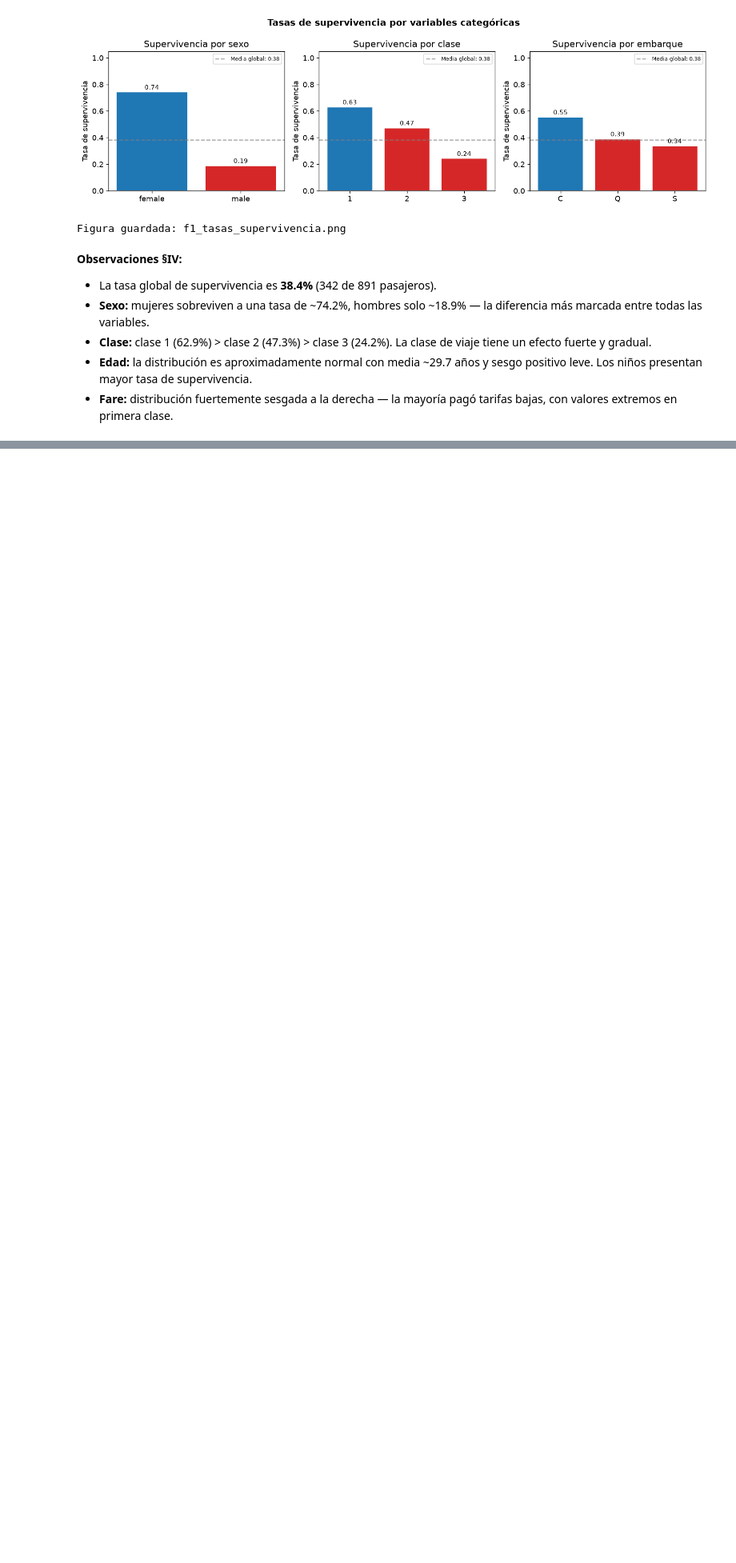
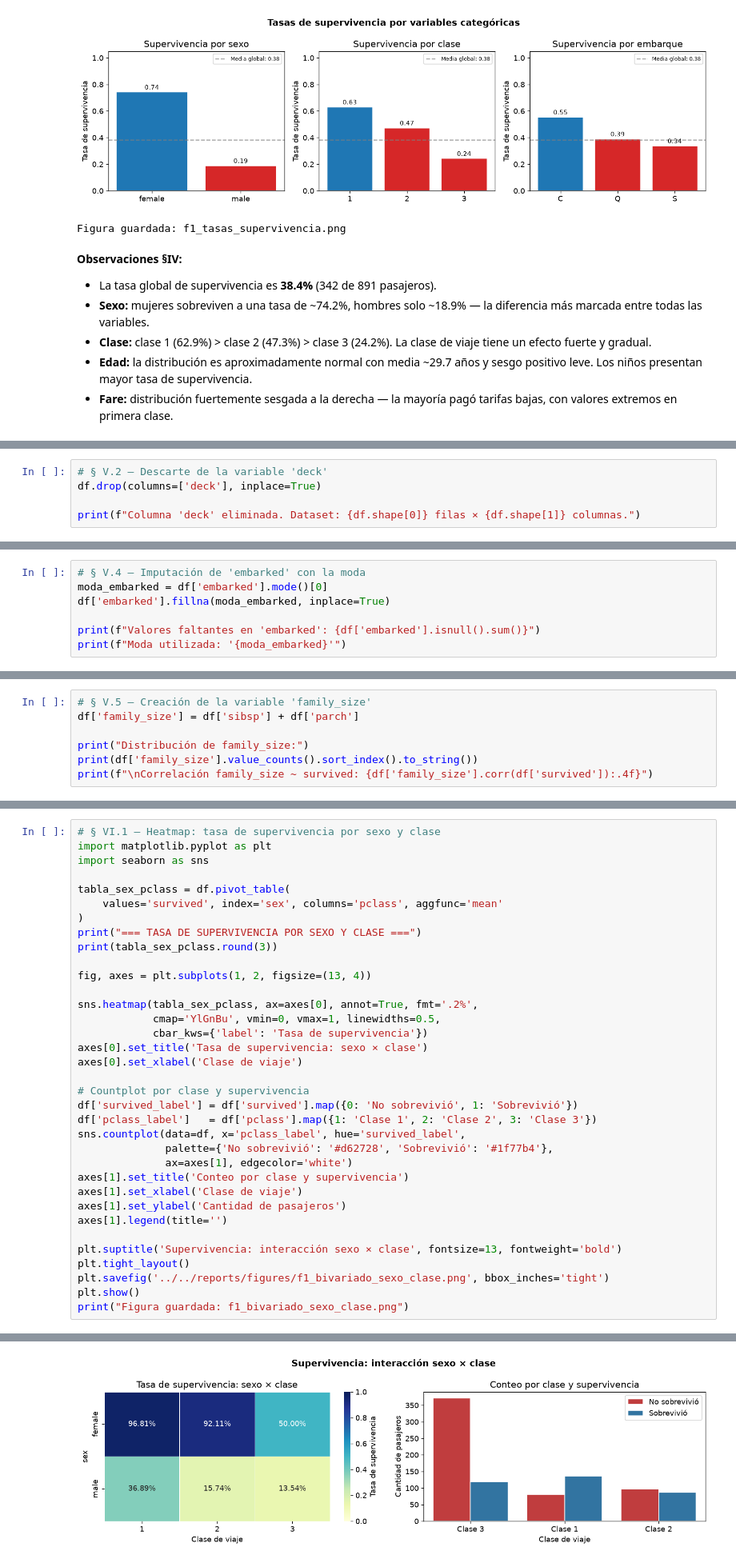
Before and after one commit to k1ngdom0fbullsh1t/proyecto-grupo4-mcdi503, a Jupyter notebook: notebooks/fase1/F1_EDA_Titanic.ipynb, the cells around one changed output, grey strips where cells are left out. Shown at 80% size. Saved outputs shown, nothing was run; the diff lists cells and outputs as text; blank space fills up the shorter version.

```diff
--- a/notebooks/fase1/F1_EDA_Titanic.ipynb
+++ b/notebooks/fase1/F1_EDA_Titanic.ipynb
@@ -699,0 +381,5 @@ bivariada, decisiones de limpieza y transformación, y generación de hallazgos
+# %%
+# § V.2 — Descarte de la variable 'deck'
+df.drop(columns=['deck'], inplace=True)
+
+print(f"Columna 'deck' eliminada. Dataset: {df.shape[0]} filas × {df.shape[1]} columnas.")
@@ -699,0 +427,7 @@ bivariada, decisiones de limpieza y transformación, y generación de hallazgos
+# %%
+# § V.4 — Imputación de 'embarked' con la moda
+moda_embarked = df['embarked'].mode()[0]
+df['embarked'].fillna(moda_embarked, inplace=True)
+
+print(f"Valores faltantes en 'embarked': {df['embarked'].isnull().sum()}")
+print(f"Moda utilizada: '{moda_embarked}'")
@@ -699,0 +446,7 @@ bivariada, decisiones de limpieza y transformación, y generación de hallazgos
+# %%
+# § V.5 — Creación de la variable 'family_size'
+df['family_size'] = df['sibsp'] + df['parch']
+
+print("Distribución de family_size:")
+print(df['family_size'].value_counts().sort_index().to_string())
+print(f"\nCorrelación family_size ~ survived: {df['family_size'].corr(df['survived']):.4f}")
@@ -699,0 +498,36 @@ bivariada, decisiones de limpieza y transformación, y generación de hallazgos
+# %%
+# § VI.1 — Heatmap: tasa de supervivencia por sexo y clase
+import matplotlib.pyplot as plt
+import seaborn as sns
+
+tabla_sex_pclass = df.pivot_table(
+    values='survived', index='sex', columns='pclass', aggfunc='mean'
+)
+print("=== TASA DE SUPERVIVENCIA POR SEXO Y CLASE ===")
+print(tabla_sex_pclass.round(3))
+
+fig, axes = plt.subplots(1, 2, figsize=(13, 4))
+
+sns.heatmap(tabla_sex_pclass, ax=axes[0], annot=True, fmt='.2%',
+            cmap='YlGnBu', vmin=0, vmax=1, linewidths=0.5,
+            cbar_kws={'label': 'Tasa de supervivencia'})
+axes[0].set_title('Tasa de supervivencia: sexo × clase')
+axes[0].set_xlabel('Clase de viaje')
+
+# Countplot por clase y supervivencia
+df['survived_label'] = df['survived'].map({0: 'No sobrevivió', 1: 'Sobrevivió'})
+df['pclass_label']   = df['pclass'].map({1: 'Clase 1', 2: 'Clase 2', 3: 'Clase 3'})
+sns.countplot(data=df, x='pclass_label', hue='survived_label',
+              palette={'No sobrevivió': '#d62728', 'Sobrevivió': '#1f77b4'},
+              ax=axes[1], edgecolor='white')
+axes[1].set_title('Conteo por clase y supervivencia')
+axes[1].set_xlabel('Clase de viaje')
+axes[1].set_ylabel('Cantidad de pasajeros')
+axes[1].legend(title='')
+
+plt.suptitle('Supervivencia: interacción sexo × clase', fontsize=13, fontweight='bold')
+plt.tight_layout()
+plt.savefig('../../reports/figures/f1_bivariado_sexo_clase.png', bbox_inches='tight')
+plt.show()
+print("Figura guardada: f1_bivariado_sexo_clase.png")
+# %% [output]
@@ -699,0 +539 @@ bivariada, decisiones de limpieza y transformación, y generación de hallazgos
+[figure, added]
```
Also changed, not shown: parts of 37 cells of this notebook, 3 other files.
